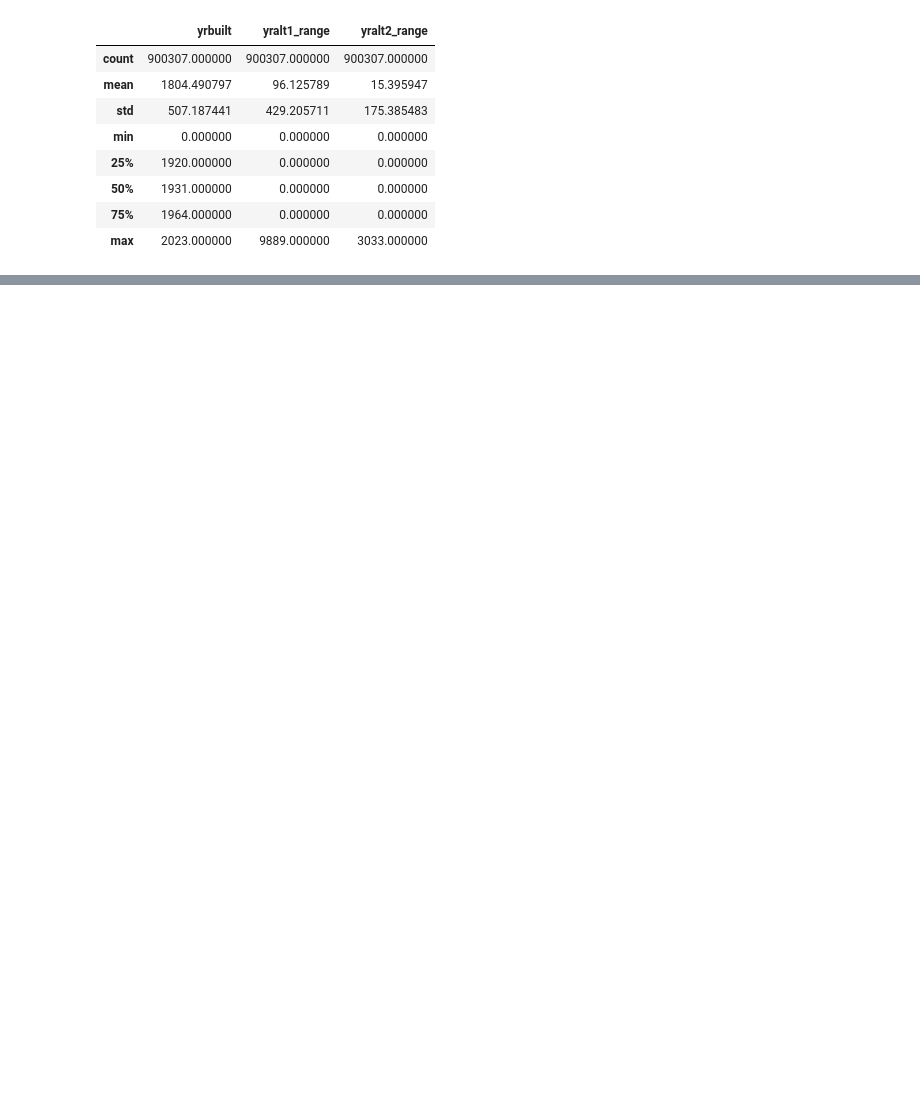
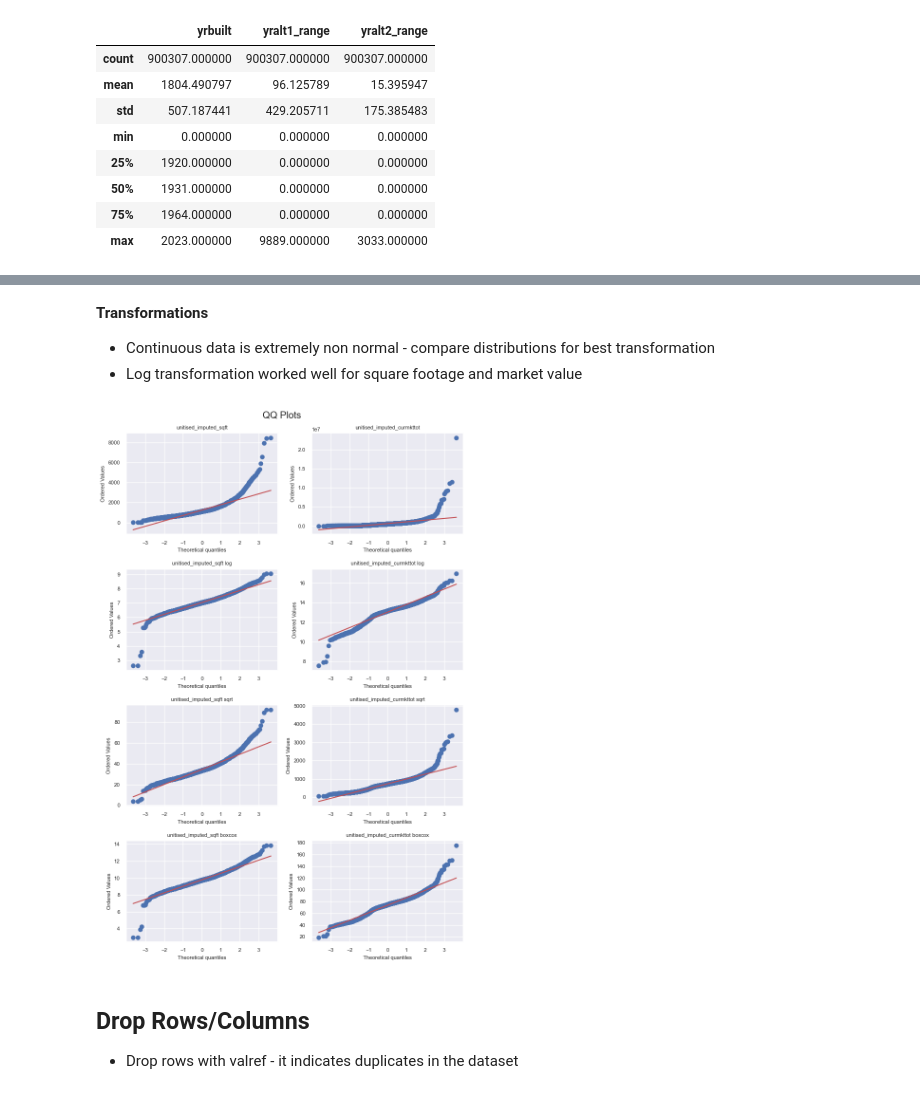
Before and after one commit to kmazurczyk/AirBnB-Price-Predictor, a Jupyter notebook: notebooks/PropertyValuation_EDA.ipynb, the cells around one changed output, grey strips where cells are left out. Cells and saved outputs as stored; diff of their text form; code cells hidden in the pictures; blank space fills up the shorter version.

```diff
--- a/notebooks/PropertyValuation_EDA.ipynb
+++ b/notebooks/PropertyValuation_EDA.ipynb
@@ -466,0 +352,2 @@ array(['8', '7', '7A', '8A', '9', '8B', '7B', '8X', '6', '10', '6A', '9X',
+# %%
+df['imputed_curmkttot_median'] = df['curmkttot'].where(df['curmkttot'] != 0, df['curmkttot'].median())
@@ -466,0 +531,29 @@ array(['8', '7', '7A', '8A', '9', '8B', '7B', '8X', '6', '10', '6A', '9X',
+# %% [markdown]
+**Transformations**
+* Continuous data is extremely non normal - compare distributions for best transformation
+* Log transformation worked well for square footage and market value
+# %%
+fig, axs = plt.subplots(4,iter_len)
+fig.set_size_inches(4*iter_len,4*3)
+fig.suptitle('QQ Plots')
+
+for i in range(iter_len):
+    s = sample[num_columns[i]]
+    prob = stats.probplot(s, dist=stats.norm, plot=axs[0,i],)
+    axs[0,i].set_title(num_columns[i],fontsize=8)
+
+    st = np.log(s)
+    prob_t = stats.probplot(st, dist=stats.norm, plot=axs[1,i])
+    axs[1,i].set_title(num_columns[i] + " " + "log", fontsize=8)
+
+    sq = np.sqrt(s)
+    prob_t = stats.probplot(sq, dist=stats.norm, plot=axs[2,i])
+    axs[2,i].set_title(num_columns[i] + " " + "sqrt", fontsize=8)
+
+    sb, _ = stats.boxcox(s)
+    prob_t = stats.probplot(sb, dist=stats.norm, plot=axs[3,i])
+    axs[3,i].set_title(num_columns[i] + " " + "boxcox", fontsize=8)
+
+plt.tight_layout()
+# %% [output]
+[figure, added]
@@ -466,0 +564,3 @@ array(['8', '7', '7A', '8A', '9', '8B', '7B', '8X', '6', '10', '6A', '9X',
+# %% [markdown]
+## Drop Rows/Columns
+* Drop rows with valref - it indicates duplicates in the dataset
```
Also changed, not shown: parts of 110 cells of this notebook, 1 other file.
